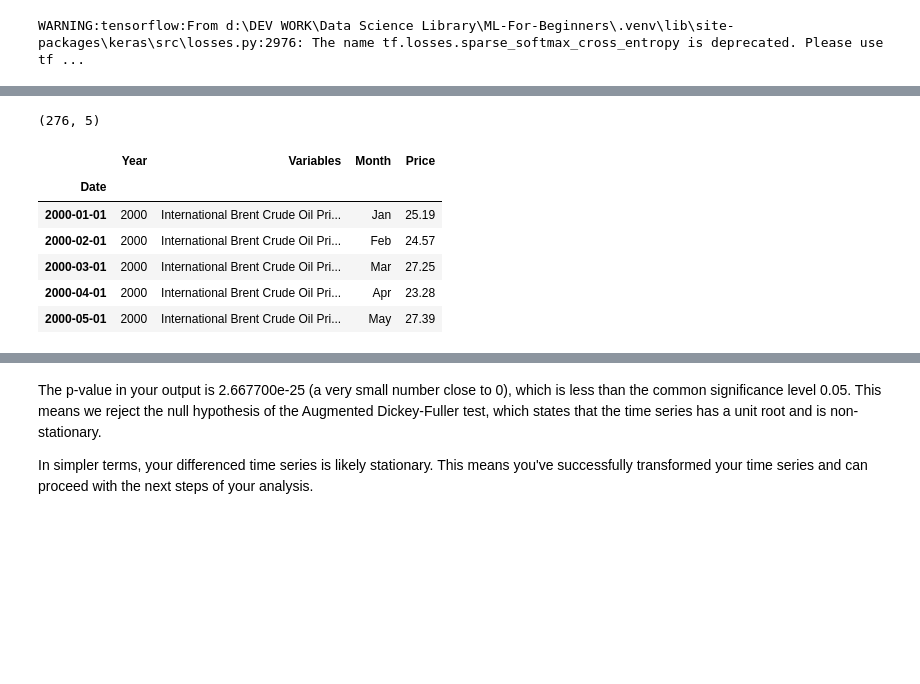
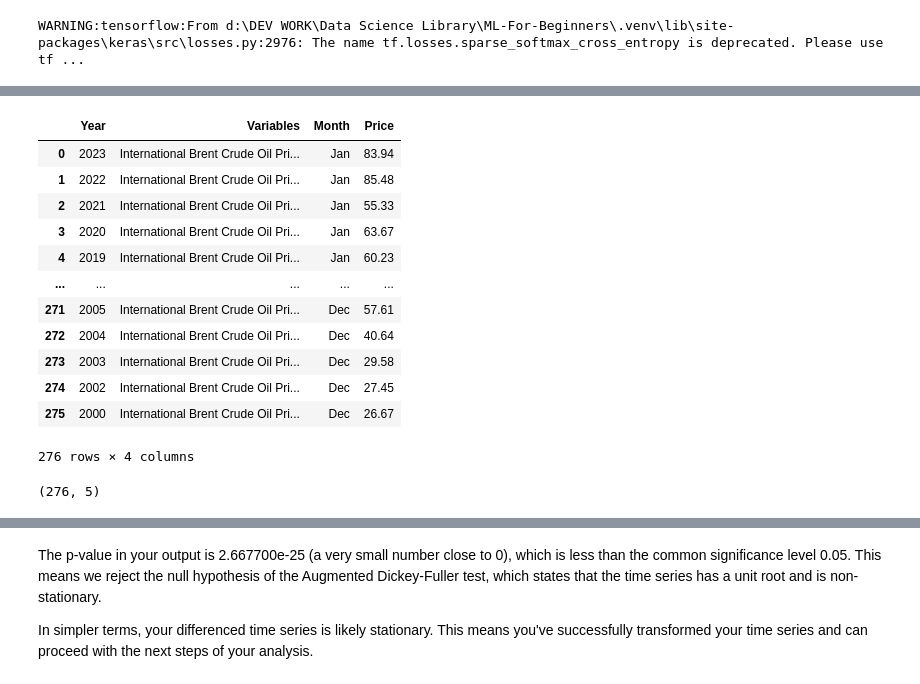
Before and after one commit to jnopareboateng/ml-library, a Jupyter notebook: tsa.ipynb, the cells around one changed output, grey strips where cells are left out. Drawn from its saved outputs; the diff is of its cells as text; code cells hidden in the pictures; blank space fills up the shorter version.

```diff
--- a/tsa.ipynb
+++ b/tsa.ipynb
@@ -49,10 +61,18 @@ dtype: object
 # %%
 # Melt the dataframe to have years and months in the same column
 df = df.melt(id_vars=['Year', 'Variables'], var_name='Month', value_name='Price')
-
-# Combine year and month into a single column
-df['Date'] = pd.to_datetime(df['Year'].astype(str) + df['Month'], format='%Y%b')
+df
+# %% [output]
+|  | Year | Variables | Month | Price |
+| 0 | 2023 | International Brent Crude Oil Pri... | Jan | 83.94 |
+| 1 | 2022 | International Brent Crude Oil Pri... | Jan | 85.48 |
+| 2 | 2021 | International Brent Crude Oil Pri... | Jan | 55.33 |
+| 3 | 2020 | International Brent Crude Oil Pri... | Jan | 63.67 |
+| 4 | 2019 | International Brent Crude Oil Pri... | Jan | 60.23 |
+| ... | ... | ... | ... | ... |
+| 271 | 2005 | International Brent Crude Oil Pri... | Dec | 57.61 |
+| 272 | 2004 | International Brent Crude Oil Pri... | Dec | 40.64 |
+| 273 | 2003 | International Brent Crude Oil Pri... | Dec | 29.58 |
+| 274 | 2002 | International Brent Crude Oil Pri... | Dec | 27.45 |
+| 275 | 2000 | International Brent Crude Oil Pri... | Dec | 26.67 |
+276 rows × 4 columns
-# %%
-df.shape
-# %% [output]
-(276, 5)
@@ -59,3 +82,7 @@ df.shape
+# %%
+df.shape # Display the shape of the data after modification
+# %% [output]
+(276, 5)
 # %%
 # Set 'Date' as index
 df.set_index('Date', inplace=True)
@@ -64,11 +91 @@ df.set_index('Date', inplace=True)
 df.sort_index(inplace=True)
-# %%
-df.head()
-# %% [output]
-|  | Year | Variables | Month | Price |
-| Date |  |  |  |  |
-| 2000-01-01 | 2000 | International Brent Crude Oil Pri... | Jan | 25.19 |
-| 2000-02-01 | 2000 | International Brent Crude Oil Pri... | Feb | 24.57 |
-| 2000-03-01 | 2000 | International Brent Crude Oil Pri... | Mar | 27.25 |
-| 2000-04-01 | 2000 | International Brent Crude Oil Pri... | Apr | 23.28 |
-| 2000-05-01 | 2000 | International Brent Crude Oil Pri... | May | 27.39 |
```
Also changed, not shown: parts of 37 cells of this notebook, 4 other files.
